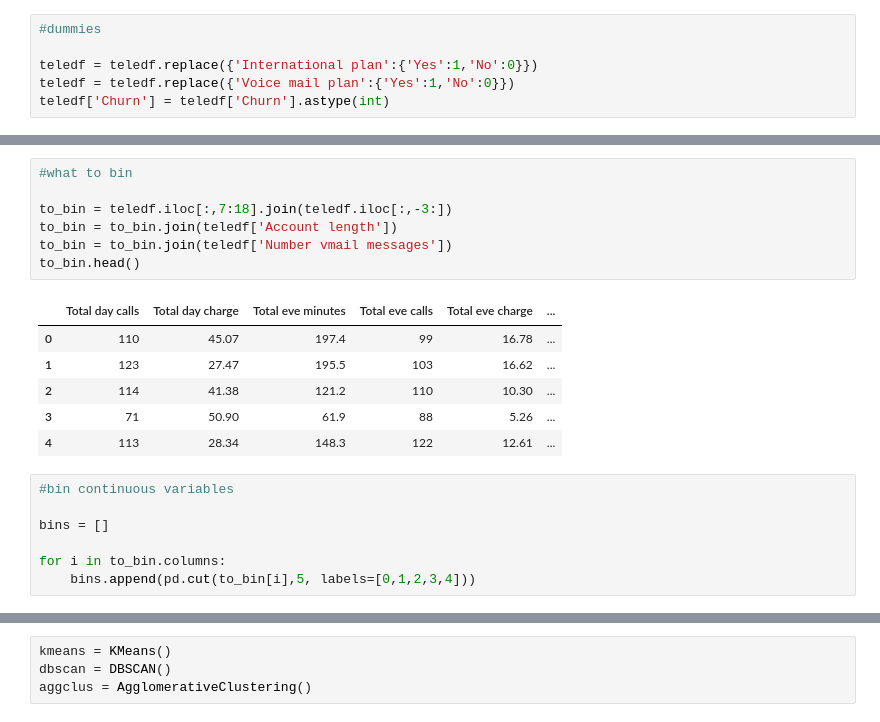
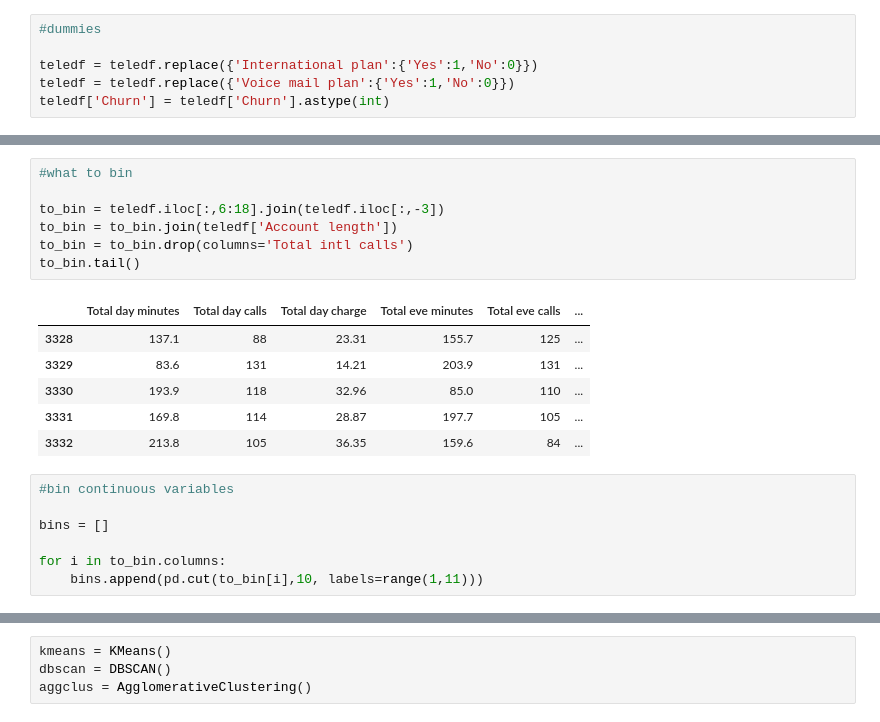
Before and after one commit to kangand/1000ml, a Jupyter notebook: Data prep.ipynb, the cells around one changed output, grey strips where cells are left out. Saved outputs shown, nothing was run; the diff lists cells and outputs as text.

```diff
--- a/Data prep.ipynb
+++ b/Data prep.ipynb
@@ -147,22 +160,22 @@ teledf.sample(10)
 # %%
 #what to bin
 
-to_bin = teledf.iloc[:,7:18].join(teledf.iloc[:,-3:])
+to_bin = teledf.iloc[:,6:18].join(teledf.iloc[:,-3])
 to_bin = to_bin.join(teledf['Account length'])
-to_bin = to_bin.join(teledf['Number vmail messages'])
-to_bin.head()
+to_bin = to_bin.drop(columns='Total intl calls')
+to_bin.tail()
 # %% [output]
-|  | Total day calls | Total day charge | Total eve minutes | Total eve calls | Total eve charge | ... |
-| 0 | 110 | 45.07 | 197.4 | 99 | 16.78 | ... |
-| 1 | 123 | 27.47 | 195.5 | 103 | 16.62 | ... |
-| 2 | 114 | 41.38 | 121.2 | 110 | 10.30 | ... |
-| 3 | 71 | 50.90 | 61.9 | 88 | 5.26 | ... |
-| 4 | 113 | 28.34 | 148.3 | 122 | 12.61 | ... |
+|  | Total day minutes | Total day calls | Total day charge | Total eve minutes | Total eve calls | ... |
+| 3328 | 137.1 | 88 | 23.31 | 155.7 | 125 | ... |
+| 3329 | 83.6 | 131 | 14.21 | 203.9 | 131 | ... |
+| 3330 | 193.9 | 118 | 32.96 | 85.0 | 110 | ... |
+| 3331 | 169.8 | 114 | 28.87 | 197.7 | 105 | ... |
+| 3332 | 213.8 | 105 | 36.35 | 159.6 | 84 | ... |
 # %%
 #bin continuous variables
 
 bins = []
 
 for i in to_bin.columns:
-    bins.append(pd.cut(to_bin[i],5, labels=[0,1,2,3,4]))
+    bins.append(pd.cut(to_bin[i],10, labels=range(1,11)))
 # %%
```
Also changed, not shown: parts of 28 cells of this notebook.
